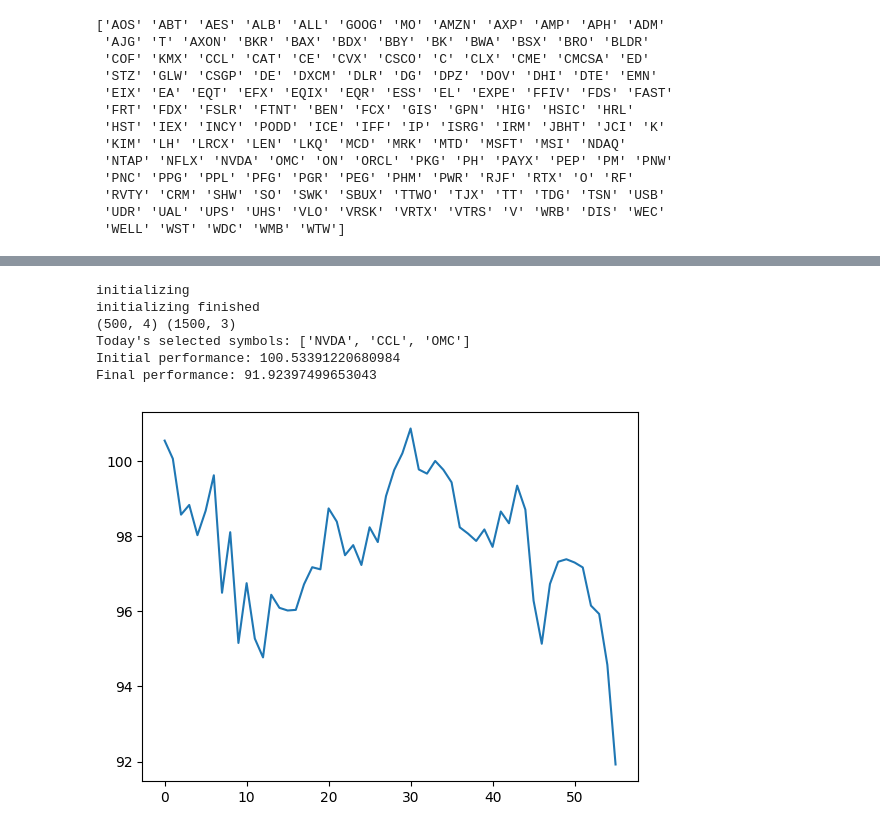
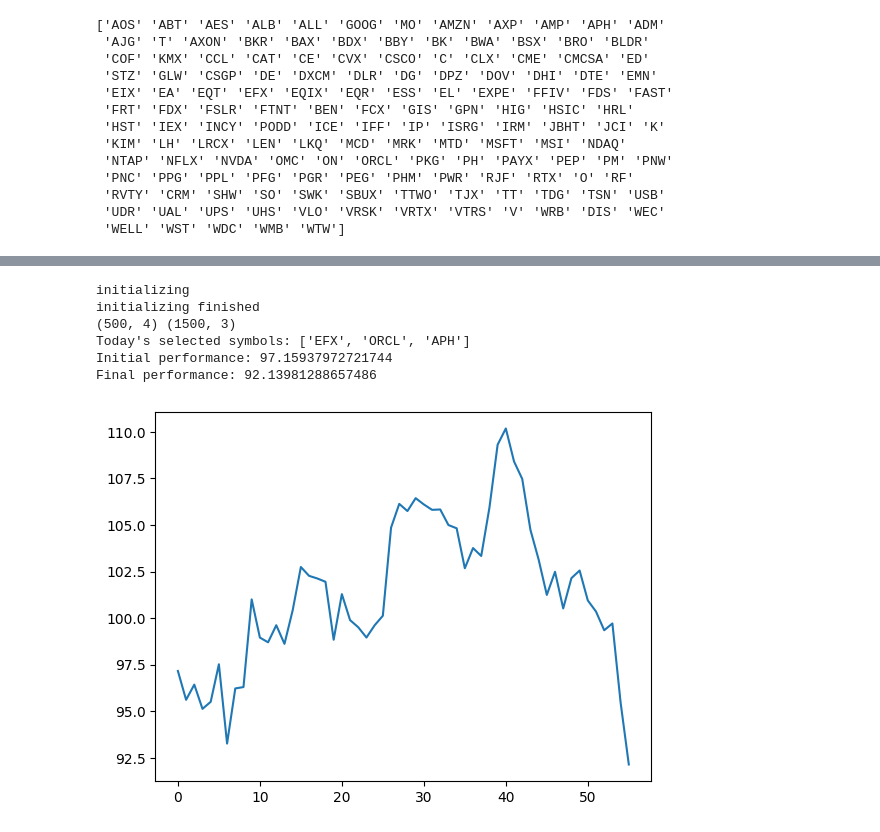
Before and after one commit to nickwilliamsdev/treetrader, a Jupyter notebook: tensorneat_ranknet.ipynb, the cells around one changed output, grey strips where cells are left out. Cells and saved outputs as stored; diff of their text form; code cells hidden in the pictures.

```diff
--- a/tensorneat_ranknet.ipynb
+++ b/tensorneat_ranknet.ipynb
@@ -470,24 +471,24 @@ Shape of RETURNS: (222, 147)
 # %%
 # for testing lasted genome from genomes checkpoints
 import numpy as np
 state = pipeline.setup()
-best_path = "./model_archive/tensorneat_checkpoints/champs_topk/100_two.npz"
+best_path = "./model_archive/tensorneat_checkpoints/champs_topk/100.npz"
 best_genome = np.load(best_path)
 nodes = best_genome['nodes']
 conns = best_genome['conns']
 nodes_j = jnp.array(nodes)
 conns_j = jnp.array(conns)
 print(nodes.shape, conns.shape)
 # show result
 pipeline.show(state, (nodes_j, conns_j))
 # %% [output]
 initializing
 initializing finished
 (500, 4) (1500, 3)
-Today's selected symbols: ['NVDA', 'CCL', 'OMC']
-Initial performance: 100.53391220680984
-Final performance: 91.92397499653043
+Today's selected symbols: ['EFX', 'ORCL', 'APH']
+Initial performance: 97.15937972721744
+Final performance: 92.13981288657486
-[figure, old version]
+[figure, new version]
 # %%
 import numpy as np
 topk_champs = os.listdir("./model_archive/tensorneat_checkpoints/champs_topk/")
```
Also changed, not shown: parts of 5 cells of this notebook, 5 other files.
